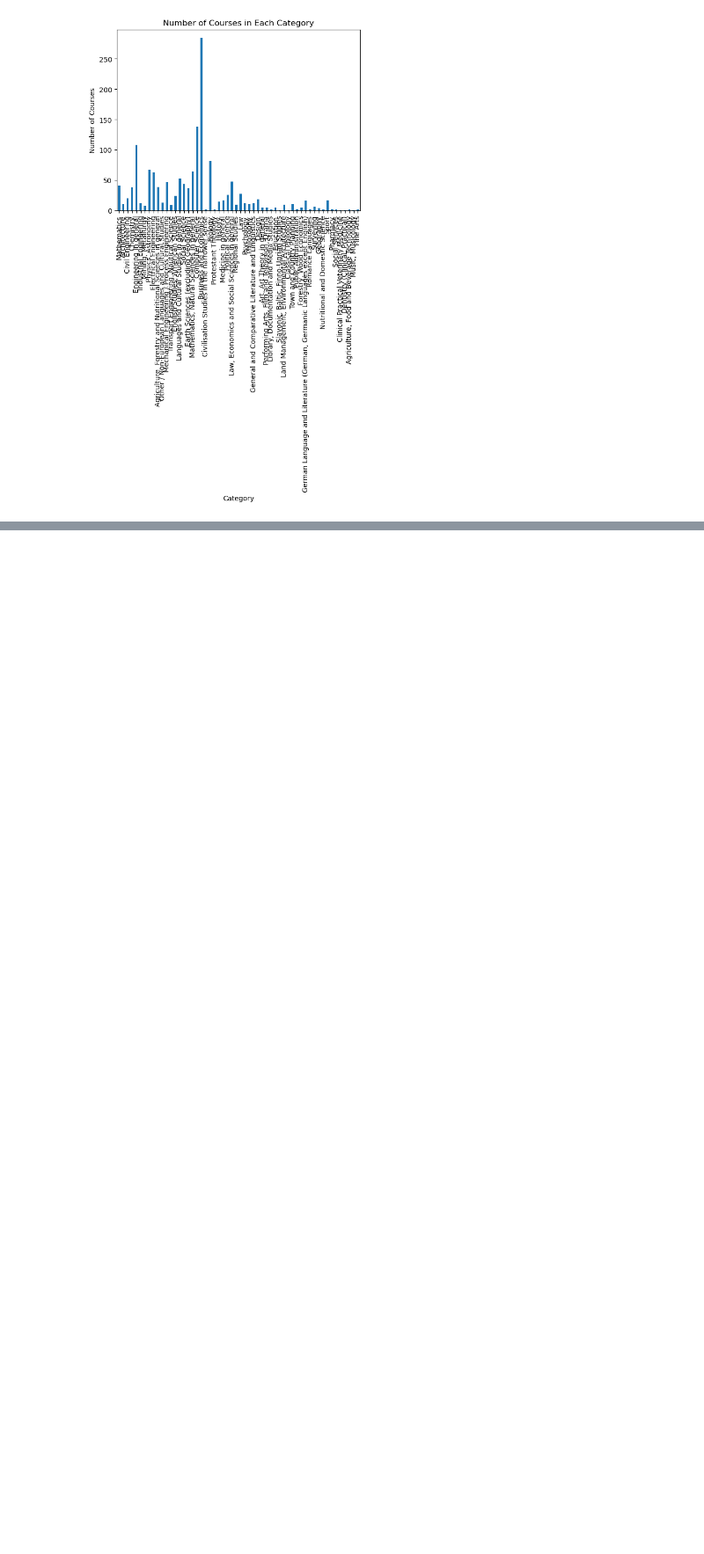
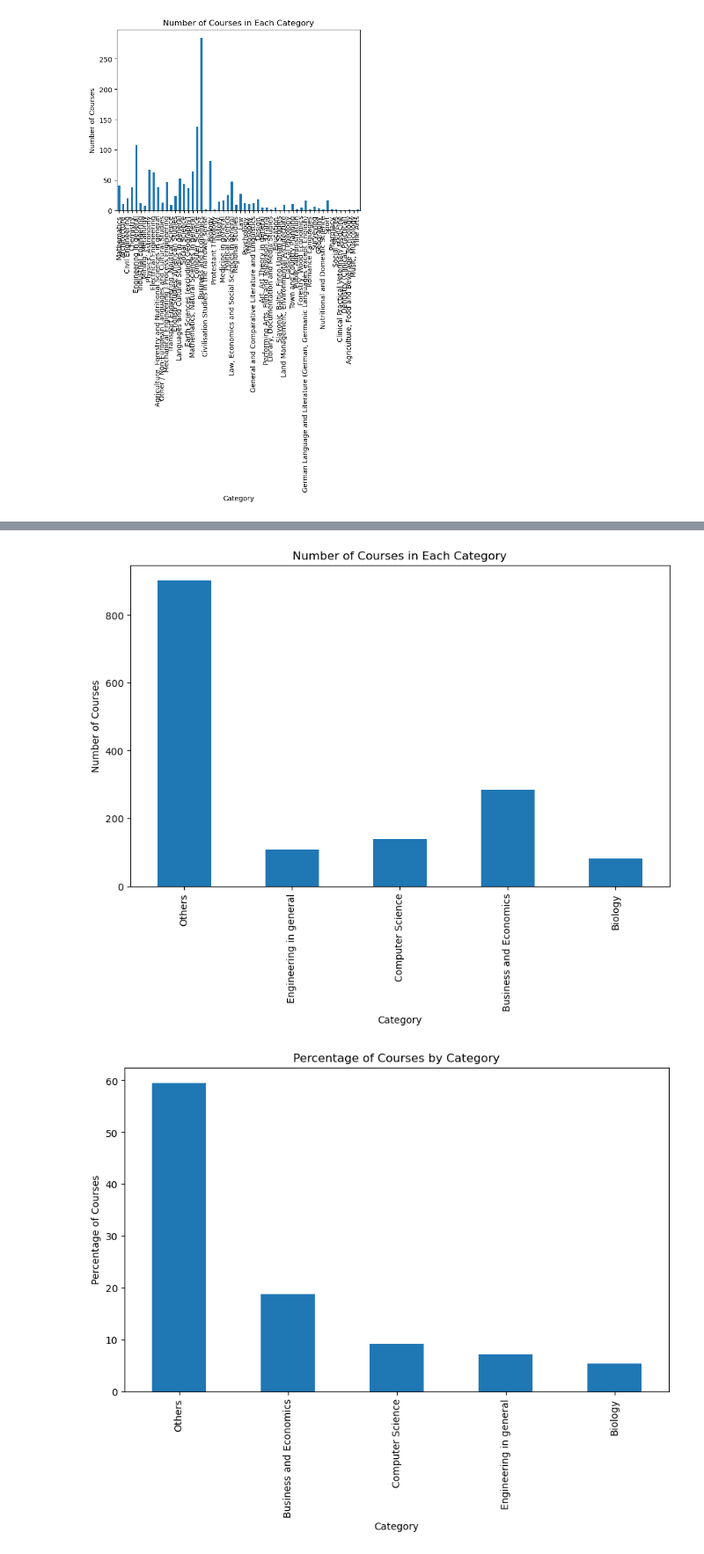
Before and after one commit to khaledhassann/masters-in-germany, a Jupyter notebook: masters_in_germany.ipynb, the cells around one changed output, grey strips where cells are left out. Shown: that part at 88% size. Cells and saved outputs as stored; diff of their text form; code cells hidden in the pictures; blank space fills up the shorter version.

Commit message:
plotted number of courses per category and their percentages. Also cleaned the data so that categories below 5% are grouped as others

```diff
--- a/masters_in_germany.ipynb
+++ b/masters_in_germany.ipynb
@@ -43,0 +61,13 @@ plt.show()
+# %%
+# get unique categories into a list
+categories = df['Subject'].unique().tolist()
+
+# get the count of courses for each category
+category_counts = df['Subject'].value_counts()
+
+# Create a pandas series with the percentage of courses in each category
+category_percentages = category_counts / total_courses * 100
+
+# put this in a pandas series
+category_series = pd.Series(category_counts, index=categories)
+category_percentages
@@ -43,0 +81,23 @@ plt.show()
+# %%
+plt.figure(figsize=(10,6))
+category_series.plot(kind='bar')
+# add labels and title
+plt.title('Number of Courses in Each Category')
+plt.xlabel('Category')
+plt.ylabel('Number of Courses')
+
+
+# Plot the percentages on a bar chart
+plt.figure(figsize=(10,6))
+category_percentages.plot(kind='bar', title='Percentage of Courses in Each Category')
+
+# add labels and title
+plt.title('Percentage of Courses by Category')
+plt.xlabel('Category')
+plt.ylabel('Percentage of Courses')
+
+# show the plot
+plt.show()
+# %% [output]
+[figure, added]
+[figure, added]
```
Also changed, not shown: parts of 3 cells of this notebook.
